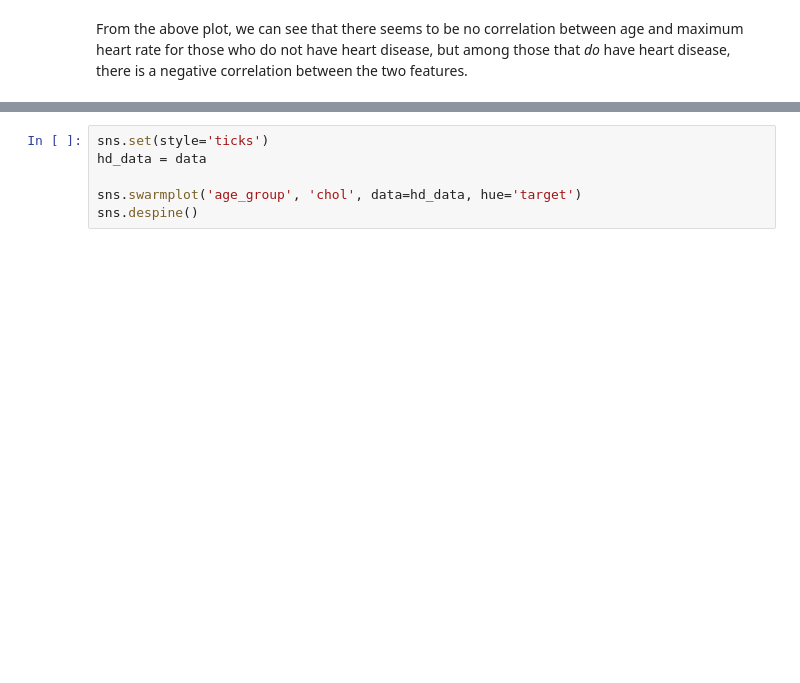
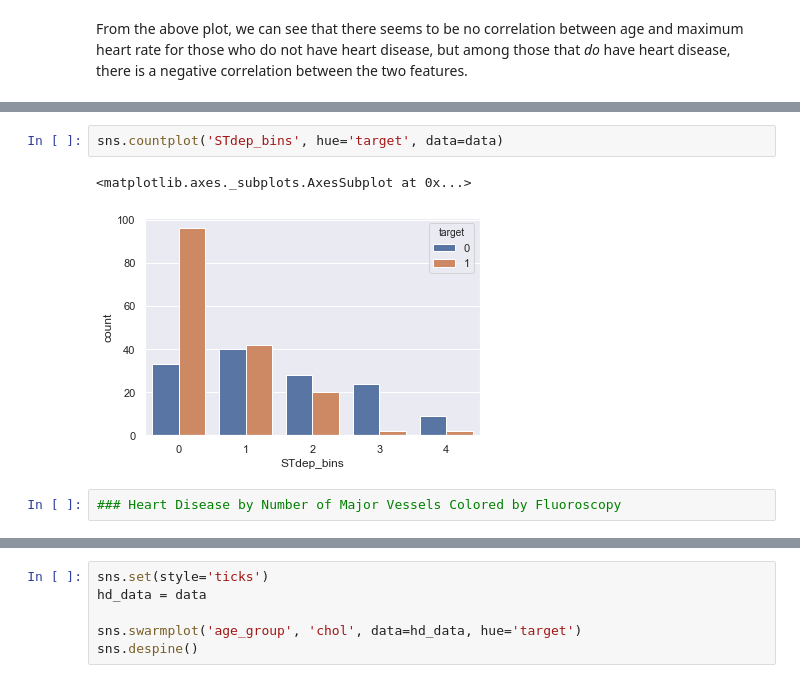
Before and after one commit to ljsauer/LaunchCode, a Jupyter notebook: Final Project - EDA/Heart_Disease_EDA.ipynb, the cells around one changed output, grey strips where cells are left out. Cells and saved outputs as stored; diff of their text form; blank space fills up the shorter version.

```diff
--- a/Final Project - EDA/Heart_Disease_EDA.ipynb
+++ b/Final Project - EDA/Heart_Disease_EDA.ipynb
@@ -189,0 +219,7 @@ data['age_group'] = pd.Categorical(data['age_group'], categories=['30\'s', '40\'
+# %%
+sns.countplot('STdep_bins', hue='target', data=data)
+# %% [output]
+<matplotlib.axes._subplots.AxesSubplot at 0x...>
+[figure, added]
+# %%
+### Heart Disease by Number of Major Vessels Colored by Fluoroscopy
```
Also changed, not shown: parts of 21 cells of this notebook.
